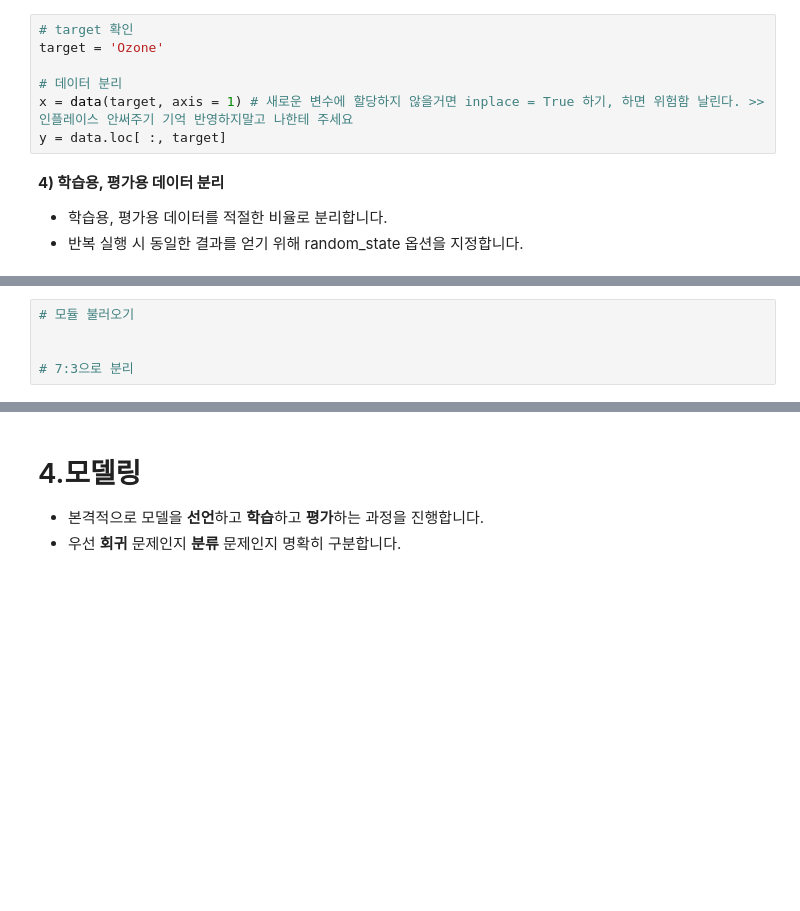
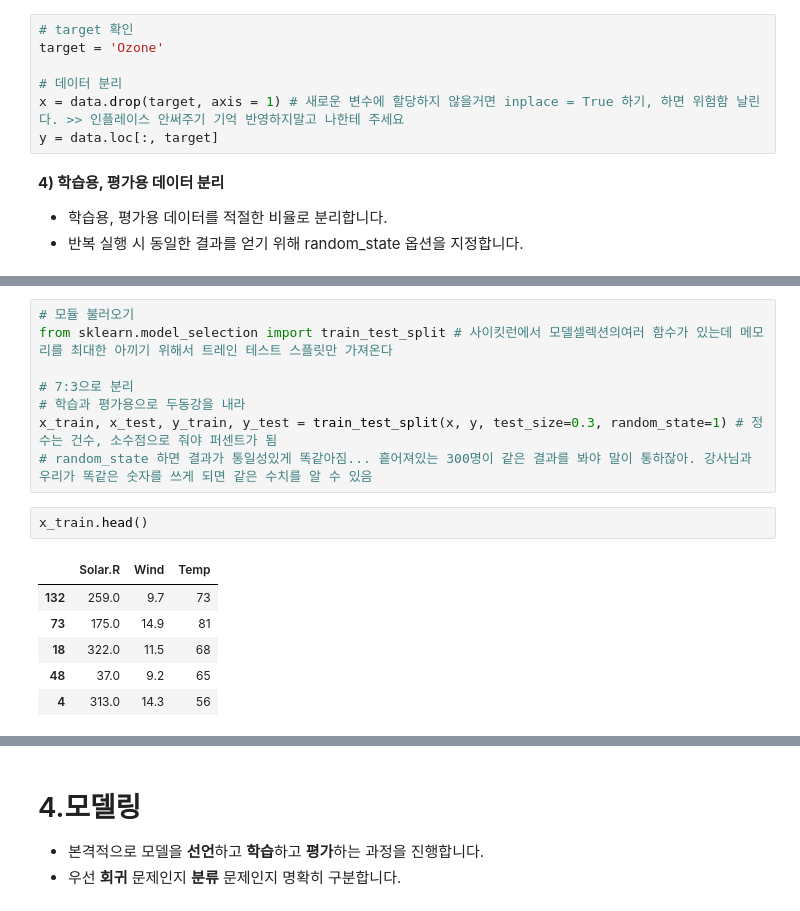
Before and after one commit to ssoong12/KT_aivle_school_AI_track, a Jupyter notebook: 07. 머신러닝/배우기/ML01_01_코딩연습(AirQuality).ipynb, the cells around one changed output, grey strips where cells are left out. Drawn from its saved outputs; the diff is of its cells as text; blank space fills up the shorter version.

```diff
--- a/07. 머신러닝/배우기/ML01_01_코딩연습(AirQuality).ipynb
+++ b/07. 머신러닝/배우기/ML01_01_코딩연습(AirQuality).ipynb
@@ -225,8 +225,8 @@ data.head()
 target = 'Ozone'
 
 # 데이터 분리
-x = data(target, axis = 1) # 새로운 변수에 할당하지 않을거면 inplace = True 하기, 하면 위험함 날린다. >> 인플레이스 안써주기 기억 반영하지말고 나한테 주세요
-y = data.loc[ :, target]
+x = data.drop(target, axis = 1) # 새로운 변수에 할당하지 않을거면 inplace = True 하기, 하면 위험함 날린다. >> 인플레이스 안써주기 기억 반영하지말고 나한테 주세요
+y = data.loc[:, target]
 # %% [markdown]
 **4) 학습용, 평가용 데이터 분리**
 
@@ -234,8 +234,20 @@ y = data.loc[ :, target]
 - 반복 실행 시 동일한 결과를 얻기 위해 random_state 옵션을 지정합니다.
 # %% [markdown]
 <img src = "https://github.com/Jangrae/img/blob/master/split.png?raw=true" width=600 align="left"/>
-# %%
-# 모듈 불러오기
-
-
-# 7:3으로 분리
+# %%
+# 모듈 불러오기
+from sklearn.model_selection import train_test_split # 사이킷런에서 모델셀렉션의여러 함수가 있는데 메모리를 최대한 아끼기 위해서 트레인 테스트 스플릿만 가져온다
+
+# 7:3으로 분리
+# 학습과 평가용으로 두동강을 내라
+x_train, x_test, y_train, y_test = train_test_split(x, y, test_size=0.3, random_state=1) # 정수는 건수, 소수점으로 줘야 퍼센트가 됨
+# random_state 하면 결과가 통일성있게 똑같아짐... 흩어져있는 300명이 같은 결과를 봐야 말이 통하잖아. 강사님과 우리가 똑같은 숫자를 쓰게 되면 같은 수치를 알 수 있음
+# %%
+x_train.head()
+# %% [output]
+|  | Solar.R | Wind | Temp |
+| 132 | 259.0 | 9.7 | 73 |
+| 73 | 175.0 | 14.9 | 81 |
+| 18 | 322.0 | 11.5 | 68 |
+| 48 | 37.0 | 9.2 | 65 |
+| 4 | 313.0 | 14.3 | 56 |
```
Also changed, not shown: parts of 1 cell of this notebook.
